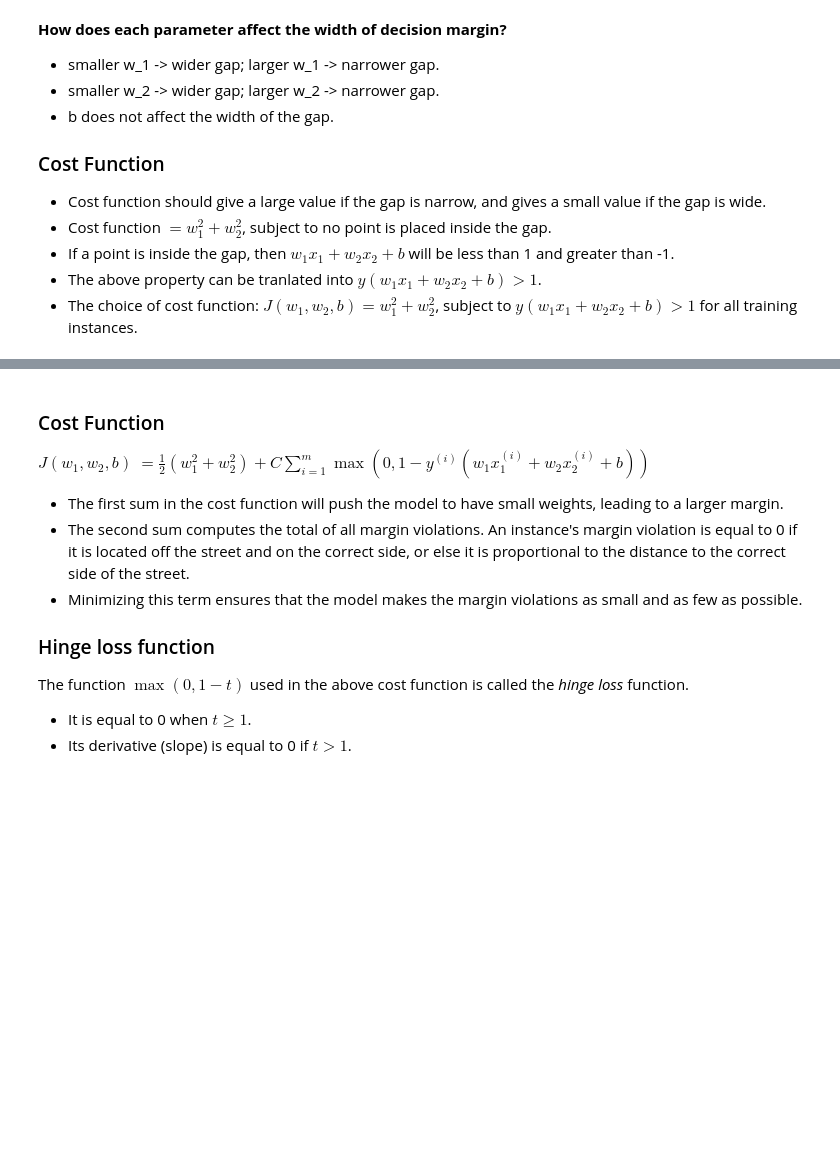
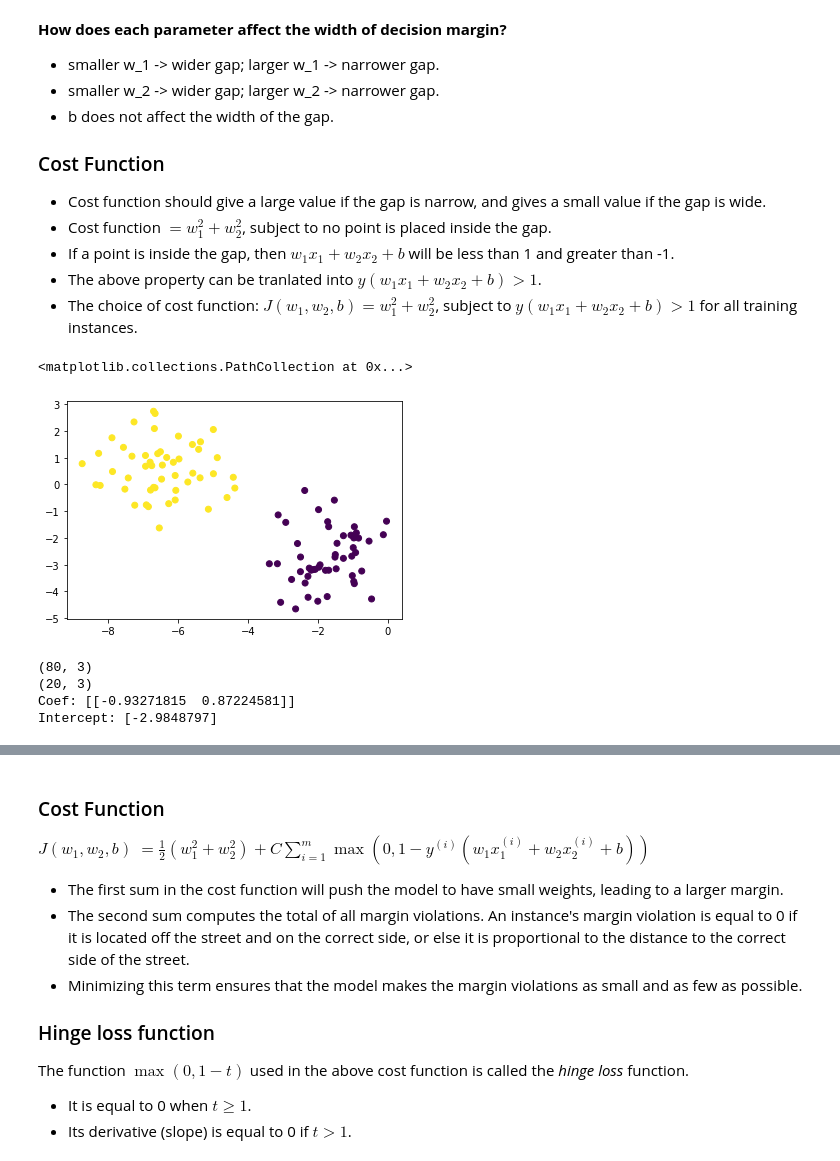
Before and after one commit to ch00226855/CMP414765Spring2022, a Jupyter notebook: Week13_SupportVectorMachine.ipynb, the cells around one changed output, grey strips where cells are left out. Saved outputs shown, nothing was run; the diff lists cells and outputs as text; code cells hidden in the pictures; blank space fills up the shorter version.

```diff
--- a/Week13_SupportVectorMachine.ipynb
+++ b/Week13_SupportVectorMachine.ipynb
@@ -229,3 +265,35 @@ plt.legend()
 - If a point is inside the gap, then $w_1  x_1 + w_2  x_2 + b$ will be less than 1 and greater than -1.
 - The above property can be tranlated into $y(w_1x_1 + w_2x_2 + b) > 1$.
 - The choice of cost function: $J(w_1, w_2, b) = w_1^2 + w_2^2$, subject to $y(w_1x_1 + w_2x_2 + b) > 1$ for all training instances.
+# %%
+# Let's see how this model is applied to a dataset.
+from sklearn.datasets import make_blobs
+x, y = make_blobs(centers=2, random_state=54)
+
+# Turn the dataset into a data frame
+data = pd.DataFrame(x, columns=['x1', 'x2'])
+data['y'] = y
+
+data.head()
+plt.scatter(x[:, 0], x[:, 1], c=y)
+# %% [output]
+<matplotlib.collections.PathCollection at 0x...>
+[figure, added]
+# %%
+# Demostrate the linear SVM model
+from sklearn.model_selection import train_test_split
+data_train, data_test = train_test_split(data, test_size=0.2)
+print(data_train.shape)
+print(data_test.shape)
+
+from sklearn.svm import LinearSVC
+model1 = LinearSVC(C=100) # Hard margin require infinite penalty for points inside the gap
+model1.fit(data_train[['x1', 'x2']], data_train['y'])
+
+print("Coef:", model1.coef_)
+print("Intercept:", model1.intercept_)
+# %% [output]
+(80, 3)
+(20, 3)
+Coef: [[-0.93271815  0.87224581]]
+Intercept: [-2.9848797]
```
Also changed, not shown: parts of 9 cells of this notebook.
